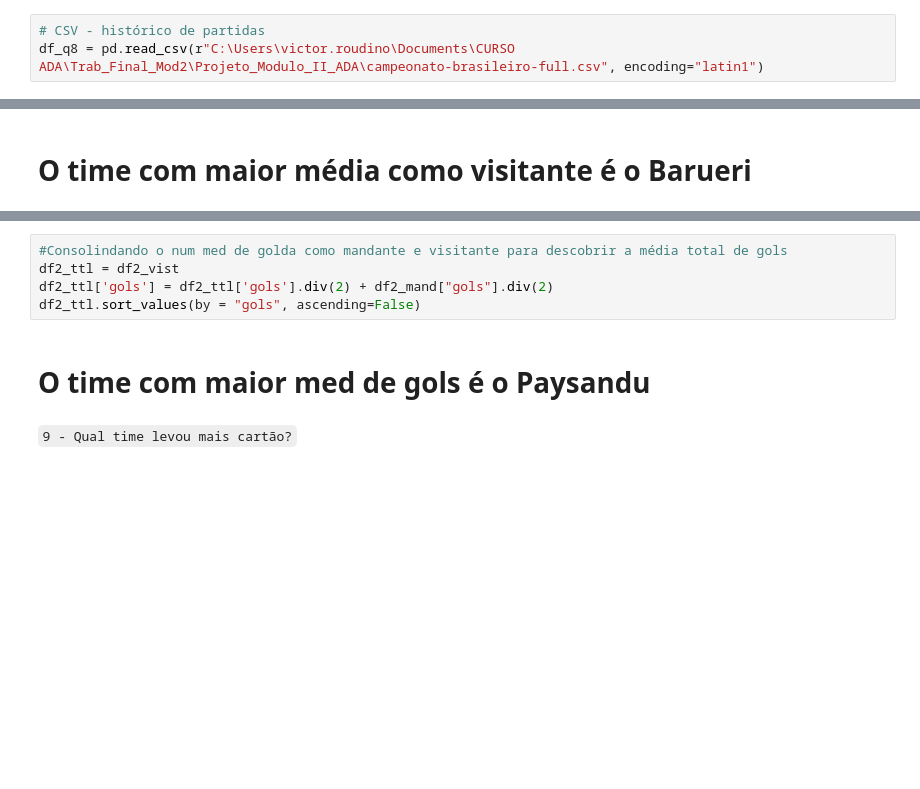
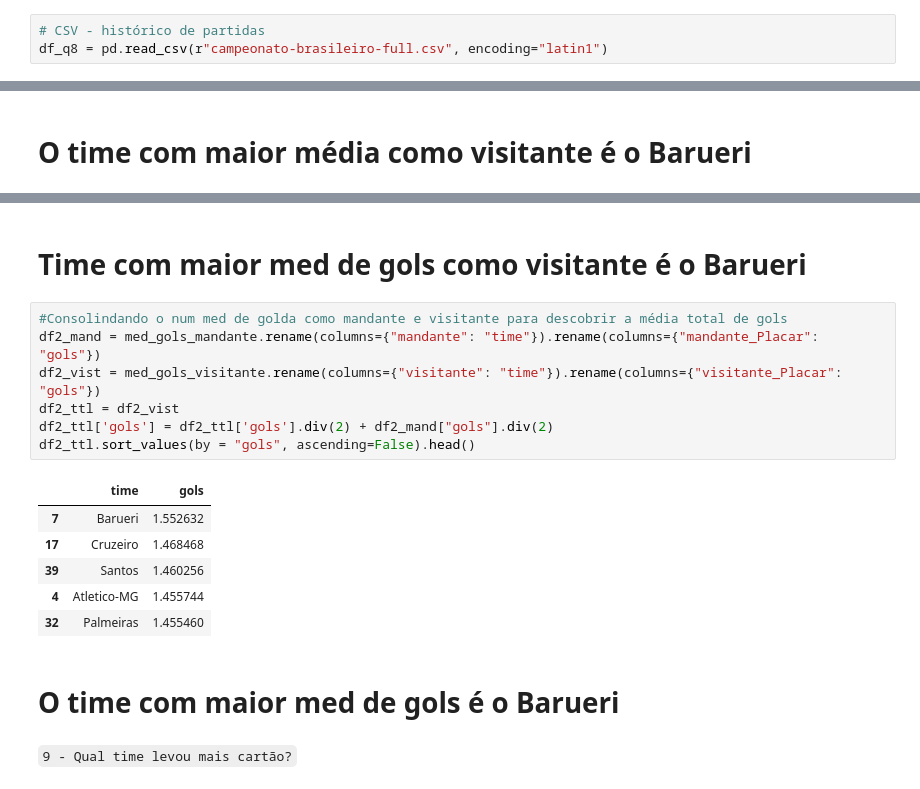
Before and after one commit to CavalaroVictor/Projeto_Modulo_II_ADA, a Jupyter notebook: project_II.ipynb, the cells around one changed output, grey strips where cells are left out. Drawn from its saved outputs; the diff is of its cells as text; blank space fills up the shorter version.

Commit message:
atualizacao Victor Roudino

```diff
--- a/project_II.ipynb
+++ b/project_II.ipynb
@@ -819,6 +820,6 @@ SyntaxError: invalid syntax (2731494925.py, line 1)
 pd.options.display.max_columns = False
 # %%
 # CSV - histórico de partidas
-df_q8 = pd.read_csv(r"C:\Users\victor.roudino\Documents\CURSO ADA\Trab_Final_Mod2\Projeto_Modulo_II_ADA\campeonato-brasileiro-full.csv", encoding="latin1")
+df_q8 = pd.read_csv(r"campeonato-brasileiro-full.csv", encoding="latin1")
 # %%
 # CSV - estatísticas das partidas
@@ -858,10 +921,21 @@ df2_vist.sort_values(by = "gols", ascending=False).head()
+# %% [markdown]
+# Time com maior med de gols como visitante é o Barueri
 # %%
 #Consolindando o num med de golda como mandante e visitante para descobrir a média total de gols
+df2_mand = med_gols_mandante.rename(columns={"mandante": "time"}).rename(columns={"mandante_Placar": "gols"})
+df2_vist = med_gols_visitante.rename(columns={"visitante": "time"}).rename(columns={"visitante_Placar": "gols"})
 df2_ttl = df2_vist
 df2_ttl['gols'] = df2_ttl['gols'].div(2) + df2_mand["gols"].div(2)
-df2_ttl.sort_values(by = "gols", ascending=False)
+df2_ttl.sort_values(by = "gols", ascending=False).head()
+# %% [output]
+|  | time | gols |
+| 7 | Barueri | 1.552632 |
+| 17 | Cruzeiro | 1.468468 |
+| 39 | Santos | 1.460256 |
+| 4 | Atletico-MG | 1.455744 |
+| 32 | Palmeiras | 1.455460 |
 # %% [markdown]
-# O time com maior med de gols é o Paysandu
+# O time com maior med de gols é o Barueri
 # %% [markdown]
 ``9 - Qual time levou mais cartão?``
 # %%
```
Also changed, not shown: parts of 20 cells of this notebook.
